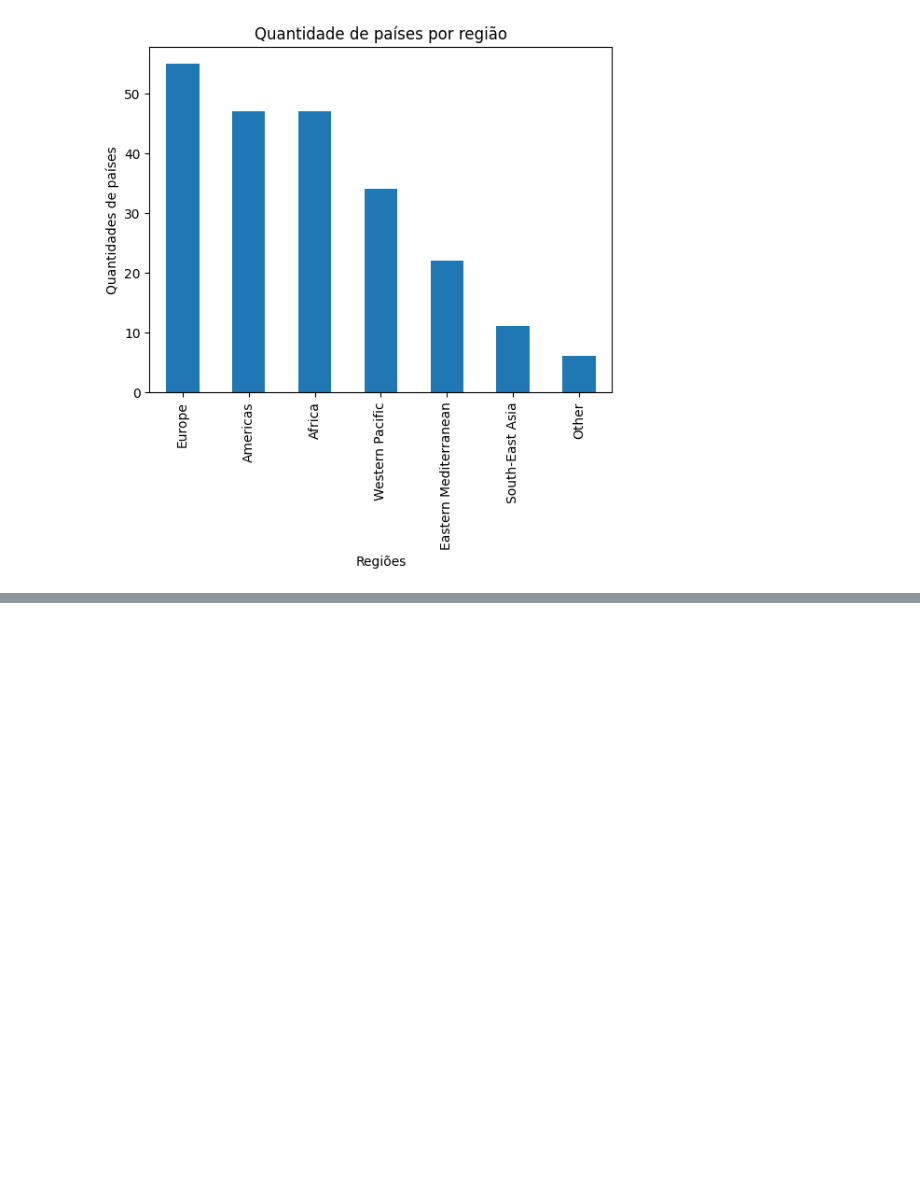
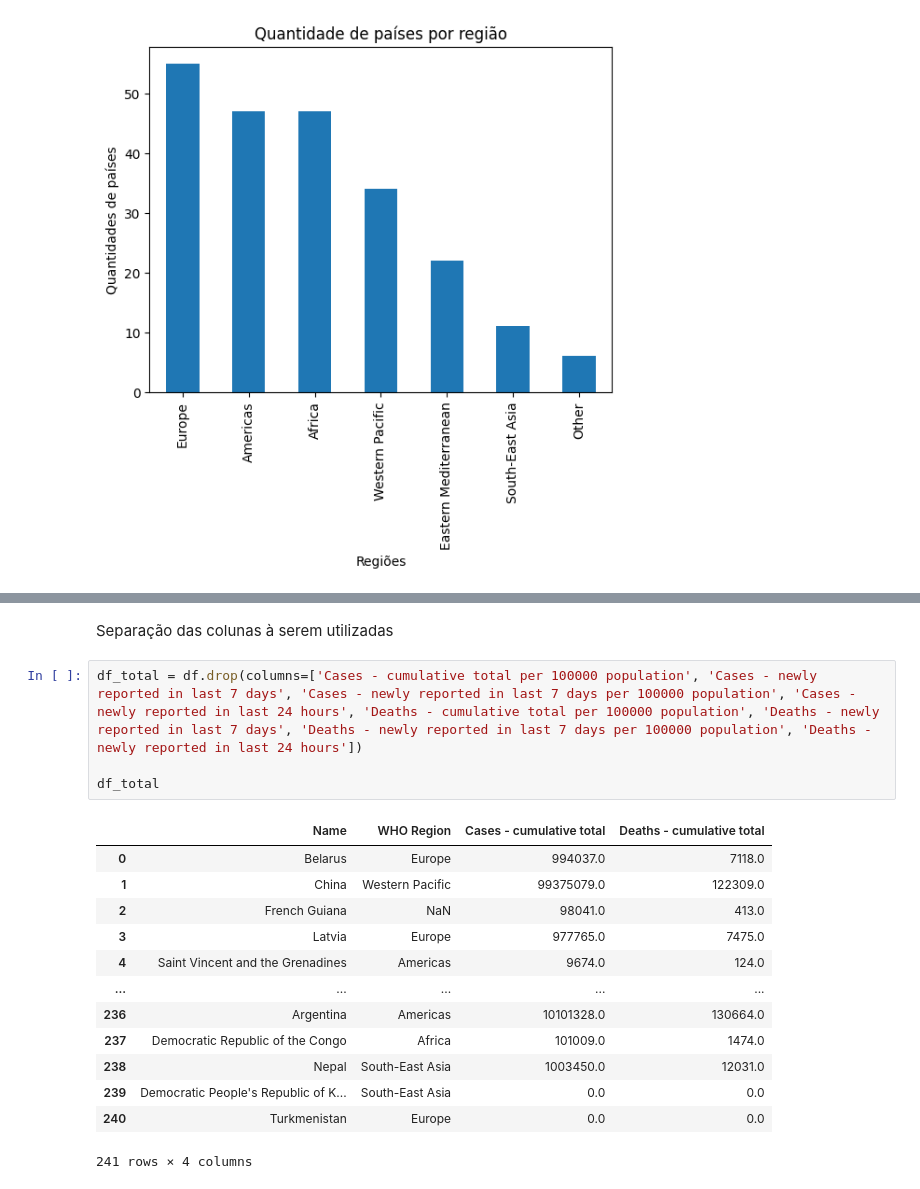
Before and after one commit to GuilhermeAugustox/COVID-DailyAnalysis-2020-2024, a Jupyter notebook: Analise.ipynb, the cells around one changed output, grey strips where cells are left out. Drawn from its saved outputs; the diff is of its cells as text; blank space fills up the shorter version.

```diff
--- a/Analise.ipynb
+++ b/Analise.ipynb
@@ -181,0 +267,20 @@ df.head()
+# %% [markdown]
+Separação das colunas à serem utilizadas
+# %%
+df_total = df.drop(columns=['Cases - cumulative total per 100000 population', 'Cases - newly reported in last 7 days', 'Cases - newly reported in last 7 days per 100000 population', 'Cases - newly reported in last 24 hours', 'Deaths - cumulative total per 100000 population', 'Deaths - newly reported in last 7 days', 'Deaths - newly reported in last 7 days per 100000 population', 'Deaths - newly reported in last 24 hours'])
+
+df_total
+# %% [output]
+|  | Name | WHO Region | Cases - cumulative total | Deaths - cumulative total |
+| 0 | Belarus | Europe | 994037.0 | 7118.0 |
+| 1 | China | Western Pacific | 99375079.0 | 122309.0 |
+| 2 | French Guiana | NaN | 98041.0 | 413.0 |
+| 3 | Latvia | Europe | 977765.0 | 7475.0 |
+| 4 | Saint Vincent and the Grenadines | Americas | 9674.0 | 124.0 |
+| ... | ... | ... | ... | ... |
+| 236 | Argentina | Americas | 10101328.0 | 130664.0 |
+| 237 | Democratic Republic of the Congo | Africa | 101009.0 | 1474.0 |
+| 238 | Nepal | South-East Asia | 1003450.0 | 12031.0 |
+| 239 | Democratic People's Republic of K... | South-East Asia | 0.0 | 0.0 |
+| 240 | Turkmenistan | Europe | 0.0 | 0.0 |
+241 rows × 4 columns
```
Also changed, not shown: parts of 27 cells of this notebook.
